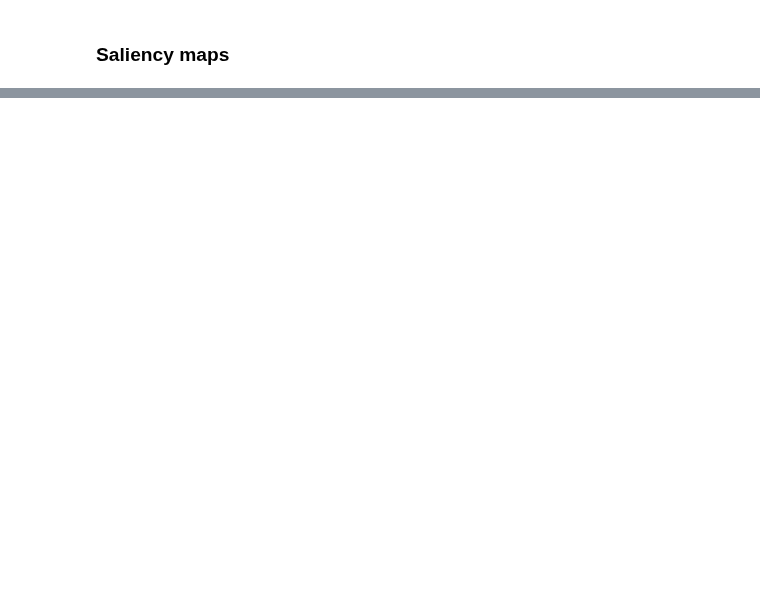
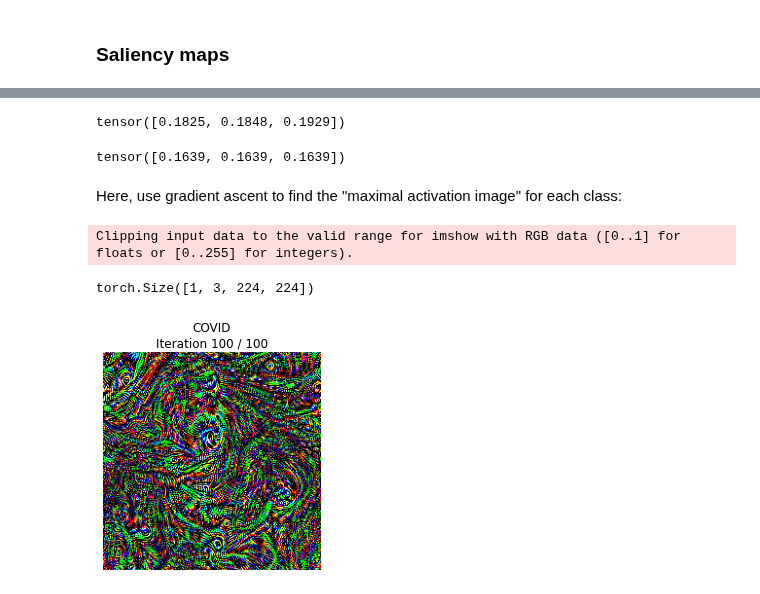
Before and after one commit to ar-ambuj23/covid19_pocus_ultrasound_pytorch, a Jupyter notebook: code/scripts/training_vgg.ipynb, the cells around one changed output, grey strips where cells are left out. Saved outputs shown, nothing was run; the diff lists cells and outputs as text; code cells hidden in the pictures; blank space fills up the shorter version.

Commit message:
Got class visualizations working... sort of

```diff
--- a/code/scripts/training_vgg.ipynb
+++ b/code/scripts/training_vgg.ipynb
@@ -693,0 +711,45 @@ plt.colorbar()
+# %%
+dataset_mean
+# %% [output]
+tensor([0.1825, 0.1848, 0.1929])
+# %%
+dataset_var = torch.tensor([0.0, 0.0, 0.0], dtype=torch.float)
+
+for i_batch, sample_batched in enumerate(dataloader):
+  images_batch, classes_batch = sample_batched[0], sample_batched[1]
+
+  N = images_batch.shape[0] # batch size
+  H = images_batch.shape[2]
+  W = images_batch.shape[3]
+
+  var_R = torch.sum(images_batch[:,0,:,:] - dataset_mean[0])**2/(H*W)
+  var_G = torch.sum(images_batch[:,1,:,:] - dataset_mean[1])**2/(H*W)
+  var_B = torch.sum(images_batch[:,2,:,:] - dataset_mean[2])**2/(H*W)
+
+  dataset_var[0] += mean_R
+  dataset_var[1] += mean_G
+  dataset_var[2] += mean_B
+
+dataset_var /= len(dataloader.dataset)
+dataset_std = dataset_var**0.5
+# %%
+dataset_std
+# %% [output]
+tensor([0.1639, 0.1639, 0.1639])
+# %% [markdown]
+Here, use gradient ascent to find the "maximal activation image" for each class:
+# %%
+def shuffle_img_dims(img_from_torch):
+  return img_from_torch.squeeze().permute(1, 2, 0)
+# %%
+target_y = 0
+out = vizutils.class_visualization(target_y, nathans_vgg, device,
+                                    num_classes=3,
+                                    channel_means=dataset_mean,
+                                    channel_std_devs=dataset_std,
+                                    deprocess_func=shuffle_img_dims,
+                                    class_names_dict=lbl_map)
+# %% [output]
+Clipping input data to the valid range for imshow with RGB data ([0..1] for floats or [0..255] for integers).
+torch.Size([1, 3, 224, 224])
+[figure, added]
```
Also changed, not shown: parts of 6 cells of this notebook, 2 other files.
